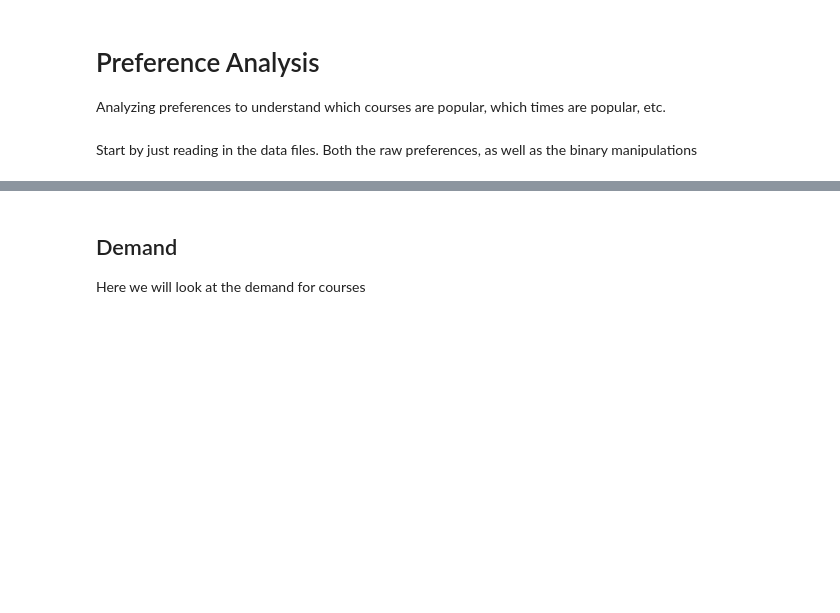
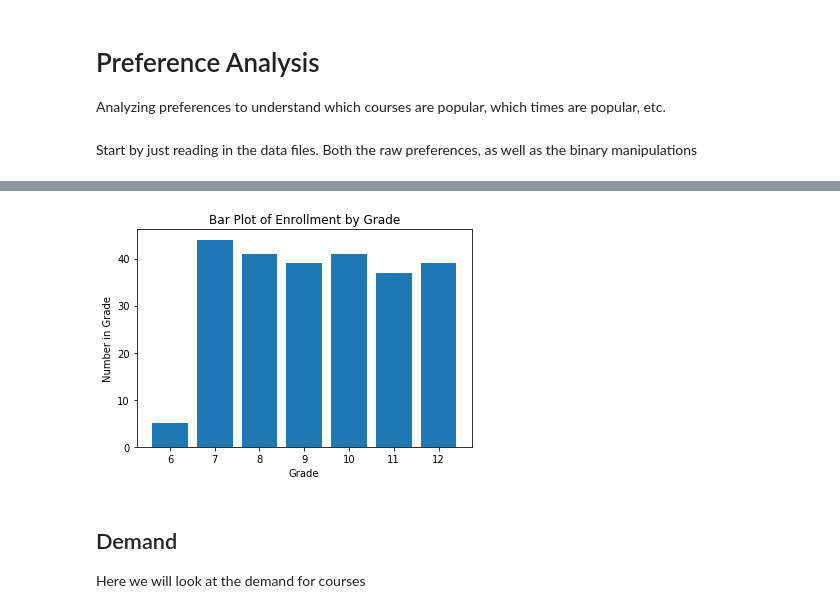
Before and after one commit to dayonenotdaytwo/LACS_Scheduler, a Jupyter notebook: Analysis/Preference Analysis.ipynb, the cells around one changed output, grey strips where cells are left out. Drawn from its saved outputs; the diff is of its cells as text; code cells hidden in the pictures; blank space fills up the shorter version.

Commit message:
graph tweaks

```diff
--- a/Analysis/Preference Analysis.ipynb
+++ b/Analysis/Preference Analysis.ipynb
@@ -19,3 +19,12 @@ third = pd.read_csv("../Resources/ThirdChoiceBinary.csv")
 # Drop first column from first, second, and third
 for df in [first, second, third]:
     df.drop(df.columns[0], axis=1, inplace = True)
+# %%
+# Read Data on student grades
+grades = pd.read_csv("../Resources/grades.csv", header=None)
+grades.columns = ["Student", "Grade"]
+grades["Grade"] = pd.Series(grades["Grade"], dtype="int32") # Make grades integers
+# %%
+# Find out how many students per grade
+x = grades.groupby(by="Grade").count()
+x
@@ -22,3 +41,11 @@ for df in [first, second, third]:
+# %%
+plt.bar(x=x.index, height=x["Student"])
+plt.xlabel("Grade")
+plt.ylabel("Number in Grade")
+plt.title("Bar Plot of Enrollment by Grade")
+plt.show()
+# %% [output]
+[figure, added]
 # %% [markdown]
 ## Demand
 Here we will look at the demand for courses
```
Also changed, not shown: parts of 8 cells of this notebook.
